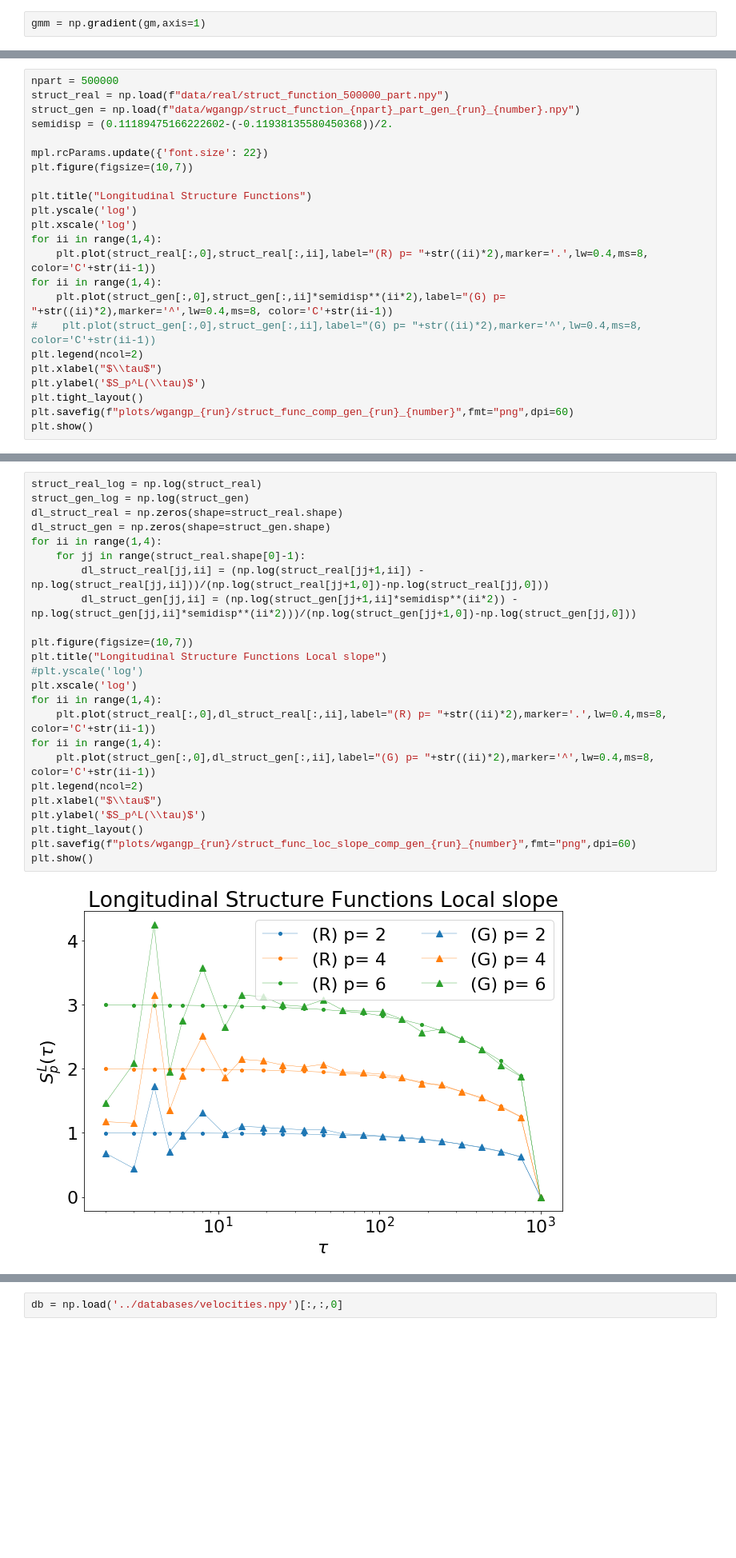
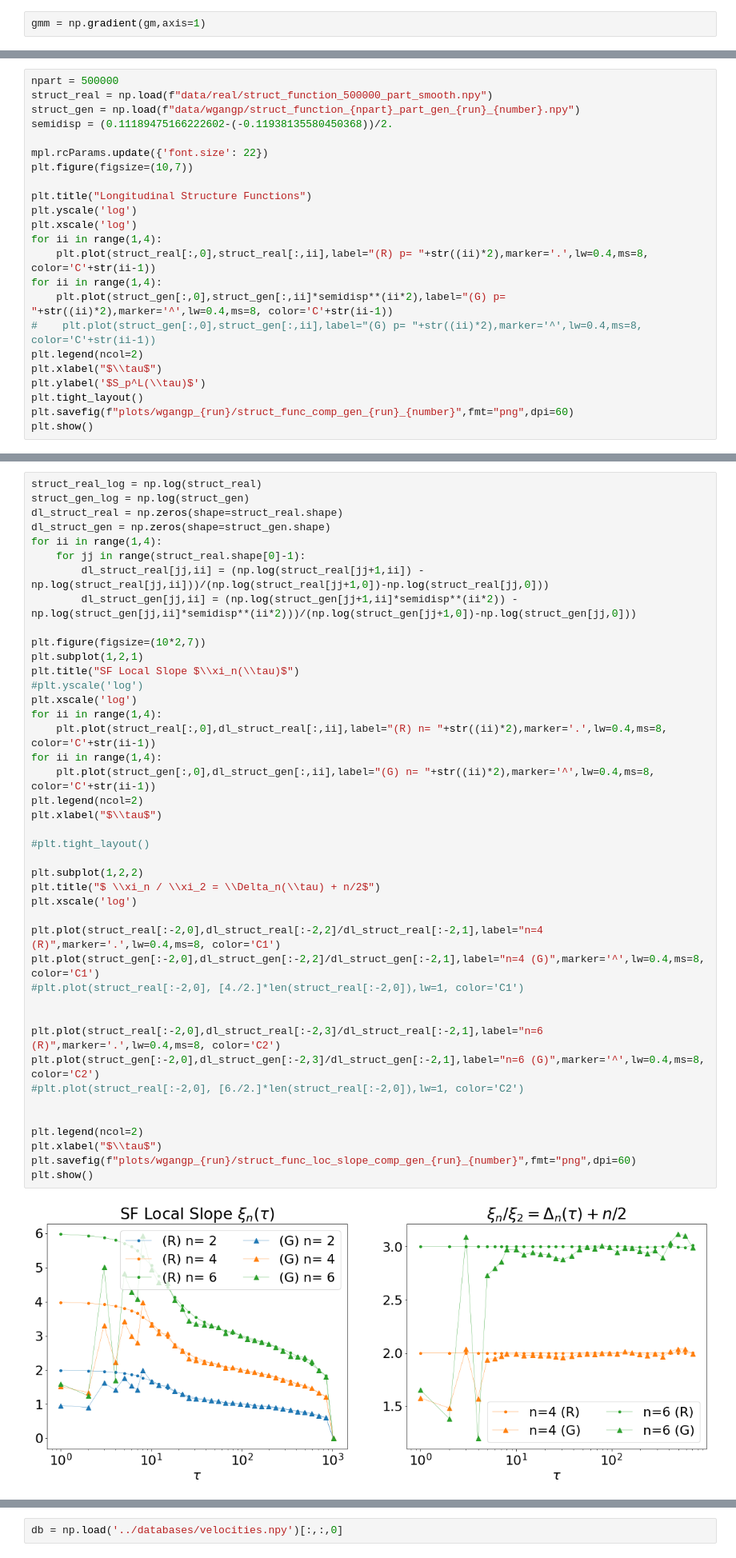
Before and after one commit to scarpma/gaussian, a Jupyter notebook: gan_test_gaussian.ipynb, the cells around one changed output, grey strips where cells are left out. Shown at 80% size. Saved outputs shown, nothing was run; the diff lists cells and outputs as text; blank space fills up the shorter version.

Commit message:
modified struct function subroutine

```diff
--- a/gan_test_gaussian.ipynb
+++ b/gan_test_gaussian.ipynb
@@ -267,7 +396,7 @@ FileNotFoundError: [Errno 2] No such file or directory: 'data/real/pdf_aax.pickl
 ## Hypertailedness: $$ H^L(\tau) = \frac{S_6^L(\tau)}{[S_2^L(\tau)]^3} $$
 # %%
 npart = 500000
-struct_real = np.load(f"data/real/struct_function_500000_part.npy")
+struct_real = np.load(f"data/real/struct_function_500000_part_smooth.npy")
 struct_gen = np.load(f"data/wgangp/struct_function_{npart}_part_gen_{run}_{number}.npy")
 semidisp = (0.11189475166222602-(-0.11938135580450368))/2.
 
@@ -293,29 +422,47 @@ plt.show()
 # %%
 struct_real_log = np.log(struct_real)
 struct_gen_log = np.log(struct_gen)
 dl_struct_real = np.zeros(shape=struct_real.shape)
 dl_struct_gen = np.zeros(shape=struct_gen.shape)
 for ii in range(1,4):
     for jj in range(struct_real.shape[0]-1):
         dl_struct_real[jj,ii] = (np.log(struct_real[jj+1,ii]) - np.log(struct_real[jj,ii]))/(np.log(struct_real[jj+1,0])-np.log(struct_real[jj,0]))
         dl_struct_gen[jj,ii] = (np.log(struct_gen[jj+1,ii]*semidisp**(ii*2)) - np.log(struct_gen[jj,ii]*semidisp**(ii*2)))/(np.log(struct_gen[jj+1,0])-np.log(struct_gen[jj,0]))
 
-plt.figure(figsize=(10,7))
-plt.title("Longitudinal Structure Functions Local slope")
+plt.figure(figsize=(10*2,7))
+plt.subplot(1,2,1)
+plt.title("SF Local Slope $\\xi_n(\\tau)$")
 #plt.yscale('log')
 plt.xscale('log')
 for ii in range(1,4):
-    plt.plot(struct_real[:,0],dl_struct_real[:,ii],label="(R) p= "+str((ii)*2),marker='.',lw=0.4,ms=8, color='C'+str(ii-1))
+    plt.plot(struct_real[:,0],dl_struct_real[:,ii],label="(R) n= "+str((ii)*2),marker='.',lw=0.4,ms=8, color='C'+str(ii-1))
 for ii in range(1,4):
-    plt.plot(struct_gen[:,0],dl_struct_gen[:,ii],label="(G) p= "+str((ii)*2),marker='^',lw=0.4,ms=8, color='C'+str(ii-1))
+    plt.plot(struct_gen[:,0],dl_struct_gen[:,ii],label="(G) n= "+str((ii)*2),marker='^',lw=0.4,ms=8, color='C'+str(ii-1))
 plt.legend(ncol=2)
 plt.xlabel("$\\tau$")
-plt.ylabel('$S_p^L(\\tau)$')
-plt.tight_layout()
+
+#plt.tight_layout()
+
+plt.subplot(1,2,2)
+plt.title("$ \\xi_n / \\xi_2 = \\Delta_n(\\tau) + n/2$")
+plt.xscale('log')
+
+plt.plot(struct_real[:-2,0],dl_struct_real[:-2,2]/dl_struct_real[:-2,1],label="n=4 (R)",marker='.',lw=0.4,ms=8, color='C1')
+plt.plot(struct_gen[:-2,0],dl_struct_gen[:-2,2]/dl_struct_gen[:-2,1],label="n=4 (G)",marker='^',lw=0.4,ms=8, color='C1')
+#plt.plot(struct_real[:-2,0], [4./2.]*len(struct_real[:-2,0]),lw=1, color='C1')
+
+
+plt.plot(struct_real[:-2,0],dl_struct_real[:-2,3]/dl_struct_real[:-2,1],label="n=6 (R)",marker='.',lw=0.4,ms=8, color='C2')
+plt.plot(struct_gen[:-2,0],dl_struct_gen[:-2,3]/dl_struct_gen[:-2,1],label="n=6 (G)",marker='^',lw=0.4,ms=8, color='C2')
+#plt.plot(struct_real[:-2,0], [6./2.]*len(struct_real[:-2,0]),lw=1, color='C2')
+
+
+plt.legend(ncol=2)
+plt.xlabel("$\\tau$")
 plt.savefig(f"plots/wgangp_{run}/struct_func_loc_slope_comp_gen_{run}_{number}",fmt="png",dpi=60)
 plt.show()
 # %% [output]
-[figure, old version]
+[figure, new version]
 # %%
 plt.figure(figsize=(10,7))
 plt.title("Flatness S4/S2^2 (K for Kurtosis)\nand S6/S2^3 (H for Hypertailedness)")
```
Also changed, not shown: parts of 35 cells of this notebook, 9 other files.
